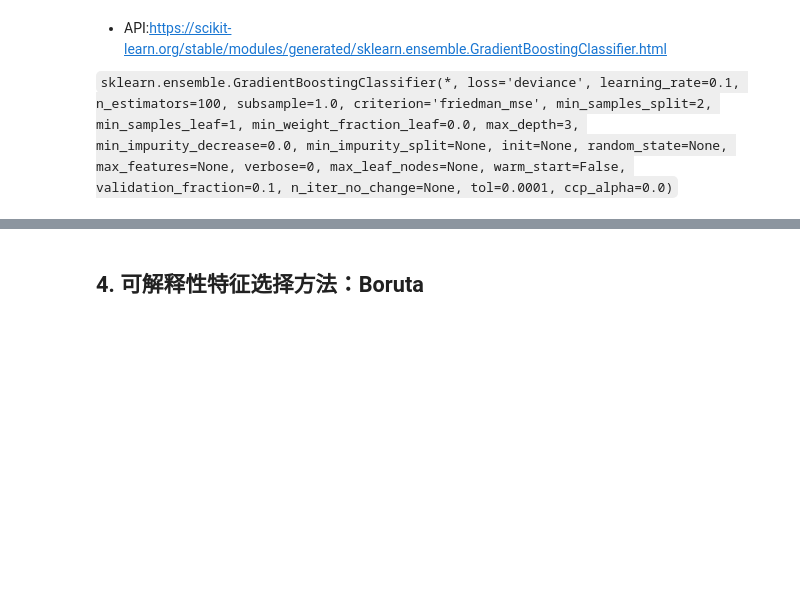
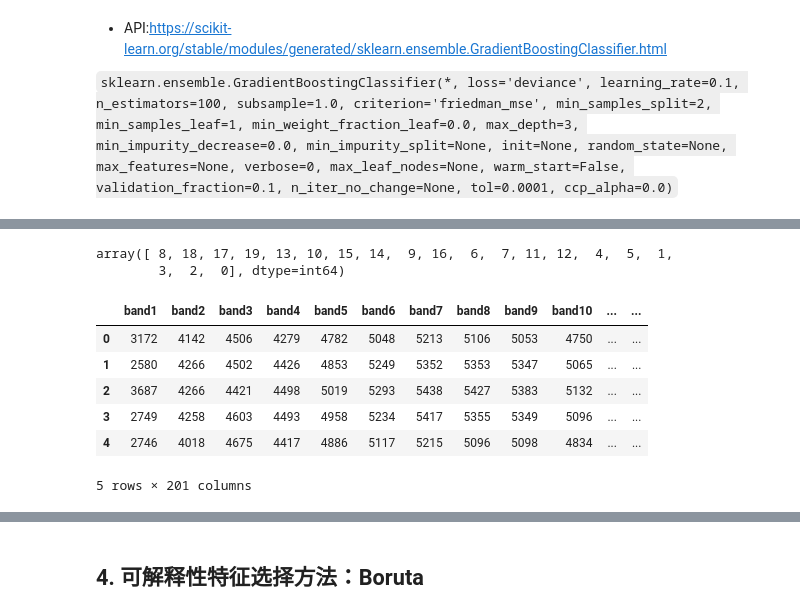
Before and after one commit to datamonday/HSI-Analysis, a Jupyter notebook: 01 Hyperspectral Image Analysis/04 Feature Selection.ipynb, the cells around one changed output, grey strips where cells are left out. Cells and saved outputs as stored; diff of their text form; code cells hidden in the pictures; blank space fills up the shorter version.

```diff
--- a/01 Hyperspectral Image Analysis/04 Feature Selection.ipynb
+++ b/01 Hyperspectral Image Analysis/04 Feature Selection.ipynb
@@ -467,0 +505,15 @@ SelectFromModel(estimator=GradientBoostingClassifier())
+# %%
+fs_embbed_xgb.feature_importances_.argsort()
+# %% [output]
+array([ 8, 18, 17, 19, 13, 10, 15, 14,  9, 16,  6,  7, 11, 12,  4,  5,  1,
+        3,  2,  0], dtype=int64)
+# %%
+df.head()
+# %% [output]
+|  | band1 | band2 | band3 | band4 | band5 | band6 | band7 | band8 | band9 | band10 | ... | ... |
+| 0 | 3172 | 4142 | 4506 | 4279 | 4782 | 5048 | 5213 | 5106 | 5053 | 4750 | ... | ... |
+| 1 | 2580 | 4266 | 4502 | 4426 | 4853 | 5249 | 5352 | 5353 | 5347 | 5065 | ... | ... |
+| 2 | 3687 | 4266 | 4421 | 4498 | 5019 | 5293 | 5438 | 5427 | 5383 | 5132 | ... | ... |
+| 3 | 2749 | 4258 | 4603 | 4493 | 4958 | 5234 | 5417 | 5355 | 5349 | 5096 | ... | ... |
+| 4 | 2746 | 4018 | 4675 | 4417 | 4886 | 5117 | 5215 | 5096 | 5098 | 4834 | ... | ... |
+5 rows × 201 columns
```
Also changed, not shown: parts of 16 cells of this notebook, 2 other files.
